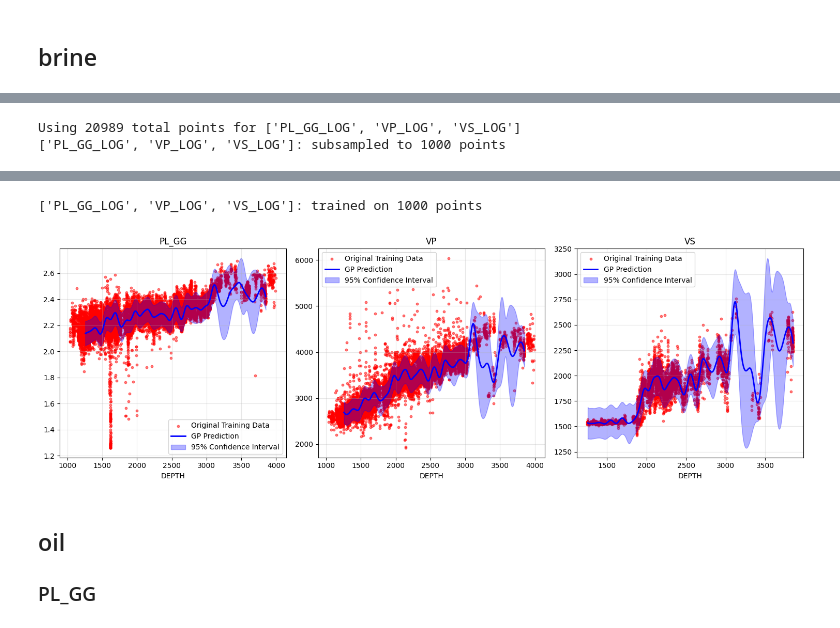
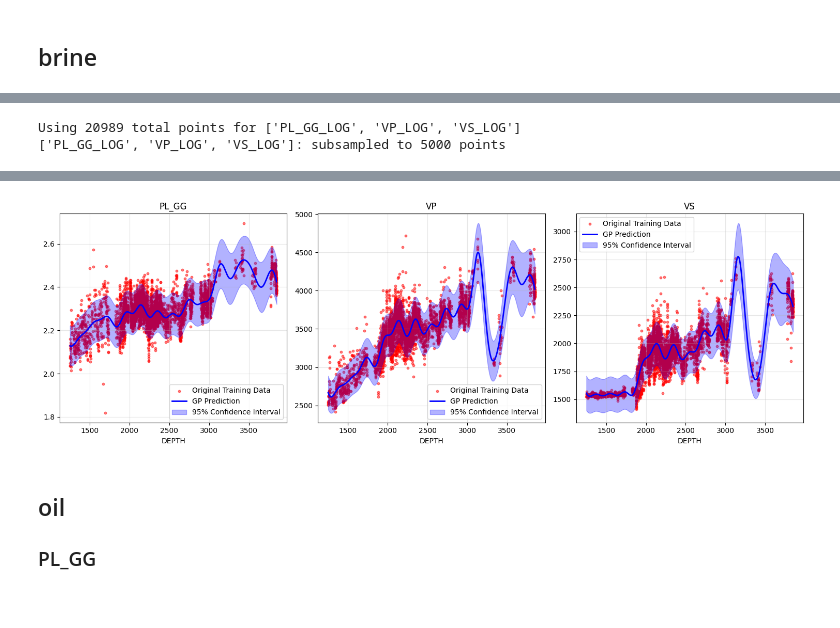
Before and after one commit to spaceswimmer/nnseismic, a Jupyter notebook: src/get-rockphysics-tagilsk.ipynb, the cells around one changed output, grey strips where cells are left out. Saved outputs shown, nothing was run; the diff lists cells and outputs as text; code cells hidden in the pictures.

```diff
--- a/src/get-rockphysics-tagilsk.ipynb
+++ b/src/get-rockphysics-tagilsk.ipynb
@@ -151,17 +166,17 @@ Iteration 40, Loss: 1.1092
 result = fit_gp_model_all_wells(
 las_dfs_brine_sand,
 property_col=['PL_GG_LOG', 'VP_LOG', 'VS_LOG'],
-max_points=1000,
+max_points=5000,
 training_iter=50,
-lengthscale=0.1
+lengthscale=0.3
 )
 all_data = []
 for well_name, data in las_dfs_brine_sand.items():
     app_data = data[['DEPTH', 'VP', 'VS', 'PL_GG']]
     all_data.append(app_data)
 combined_df = pd.concat(all_data, ignore_index=True)
-visualize_multichannel_gp_results_side_by_side(result, ['PL_GG', 'VP', 'VS'], combined_df, log_transform=True)
-save_gp_model(result, f"../data/models/brine_50_iter.pth")
+visualize_multichannel_gp_results_side_by_side(result, ['PL_GG', 'VP', 'VS'], combined_df.dropna(), log_transform=True)
+save_gp_model(result, f"../data/models/brine_pl_vp_vs.pth")
 # %% [output]
 Using 20989 total points for ['PL_GG_LOG', 'VP_LOG', 'VS_LOG']
-['PL_GG_LOG', 'VP_LOG', 'VS_LOG']: subsampled to 1000 points
+['PL_GG_LOG', 'VP_LOG', 'VS_LOG']: subsampled to 5000 points
@@ -178,5 +187,4 @@ Iteration 45, Loss: 0.7846
-['PL_GG_LOG', 'VP_LOG', 'VS_LOG']: trained on 1000 points
-[figure, old version]
+[figure, new version]
 # %% [markdown]
 ## oil
 ### PL_GG
```
Also changed, not shown: parts of 15 cells of this notebook, 16 other files.
